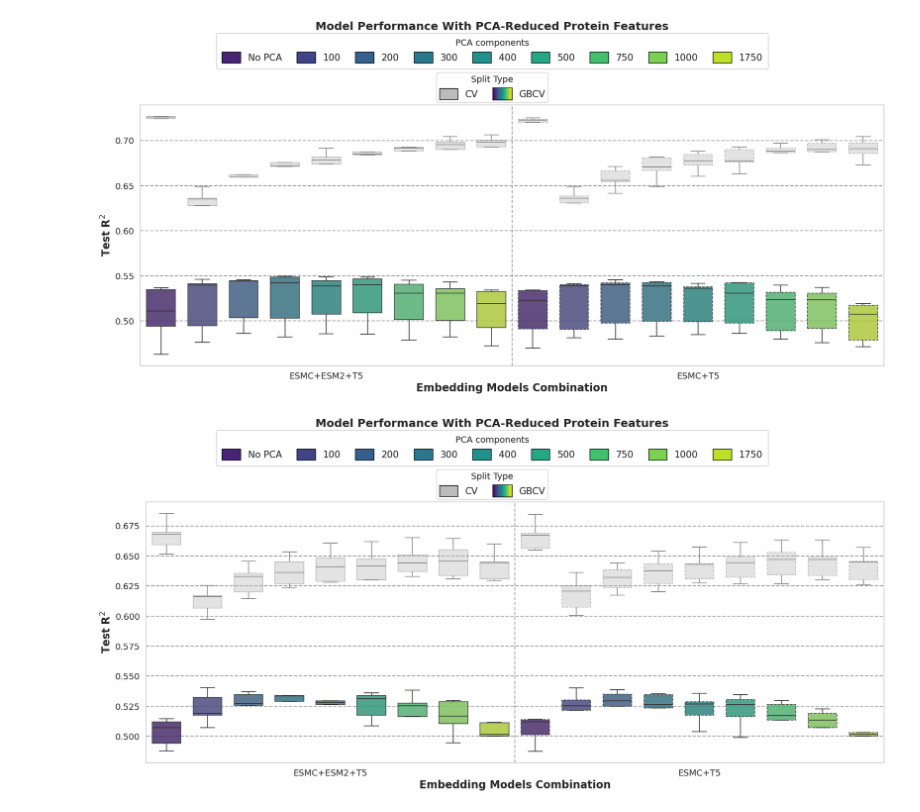
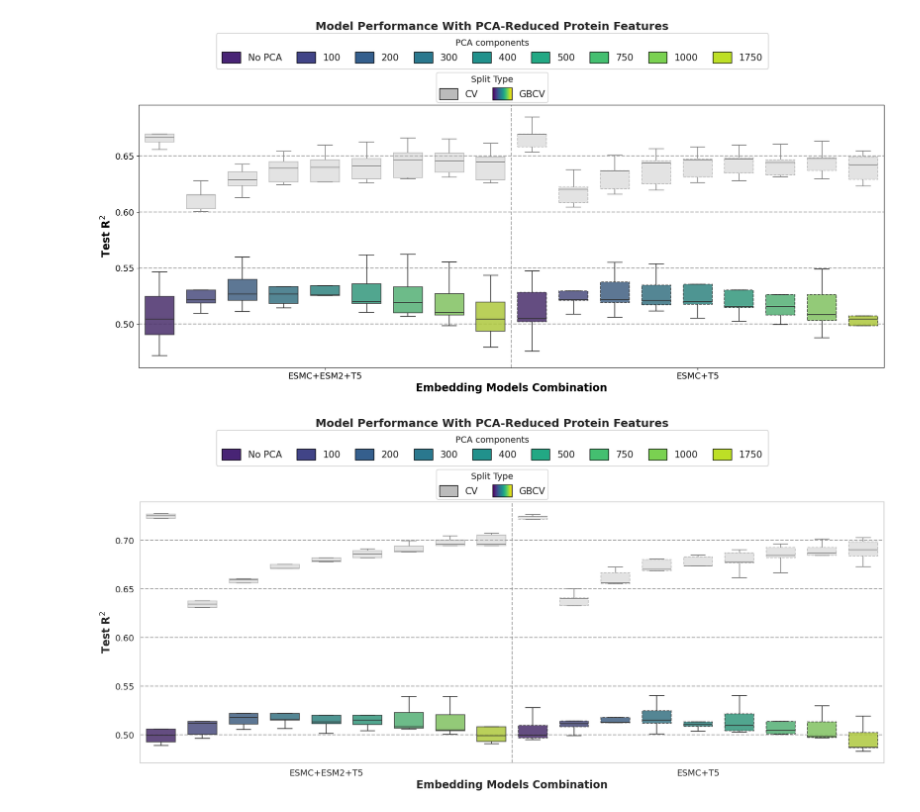
Before and after one commit to Digital-Metabolic-Twin-Centre/KinForm, a Jupyter notebook: code/plots/plots.ipynb, the cells around one changed output. Drawn from its saved outputs; the diff is of its cells as text; code cells hidden in the pictures.

```diff
--- a/code/plots/plots.ipynb
+++ b/code/plots/plots.ipynb
@@ -13,7 +13,7 @@ from matplotlib.patches import Patch
 mpl.rcParams.update(mpl.rcParamsDefault)
 
 # Load results
-results_path = '/home/msp/saleh/KinForm/results/prot_rep_gs_eitlem.pkl'
+results_path = '/home/msp/saleh/KinForm/results/ec_test.pkl'
 with open(results_path, 'rb') as f:
     all_results = pickle.load(f)
 
@@ -649,25 +632,25 @@ def plot_metrics_pca(df_metrics: pd.DataFrame,
     plt.show()
 # %%
 # PCA grid search results
-for dataset in ['eitlem', 'dlkcat']:
+for dataset in ['dlkcat', 'eitlem']:
     import pickle
     import pandas as pd
     results_path = f'/home/msp/saleh/KinForm/results/pca_gs_{dataset}.pkl'
     with open(results_path, 'rb') as f:
         all_results = pickle.load(f)
 
     # Save all results in flat form
     flat_results = [entry for results in all_results.values() for entry in results]
 
     df = pd.DataFrame(flat_results)
     group_median = df[df["split"] == "groupkfold"].groupby("config")["r2"].median()
     sorted_configs = group_median.sort_values().index.tolist()
     plot_metrics_pca(
         df,                                      # same DataFrame as before
         f"/home/msp/saleh/KinForm/results/plots/pca_gs_{dataset}.png",
         sorted_configs=sorted_configs,
         two_split_modes=True,                    # keeps coloured (GKF) + grey (KF)
     )
 # %% [output]
-[figure, old version]
+[figure, new version]
-[figure, old version]
+[figure, new version]
```
Also changed, not shown: parts of 8 cells of this notebook, 28 other files.
